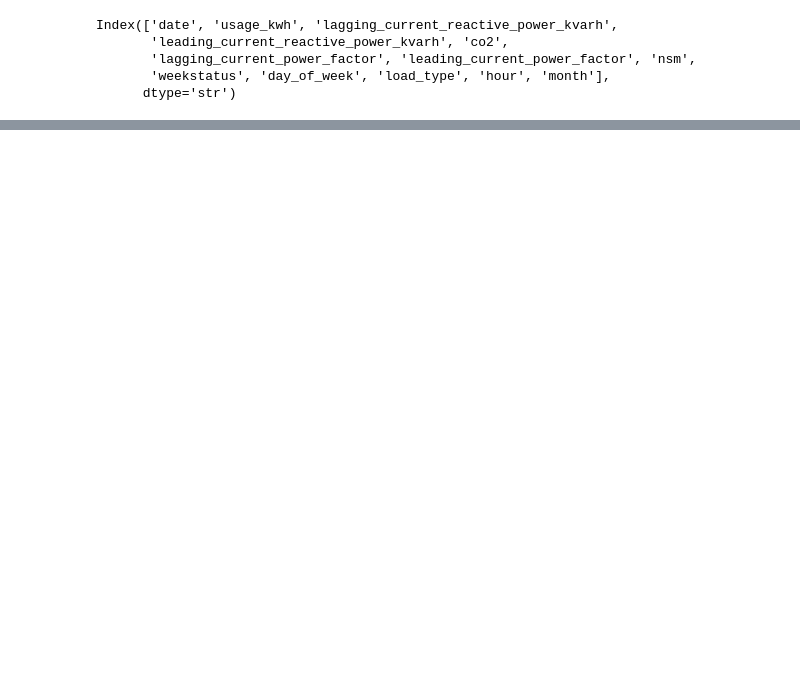
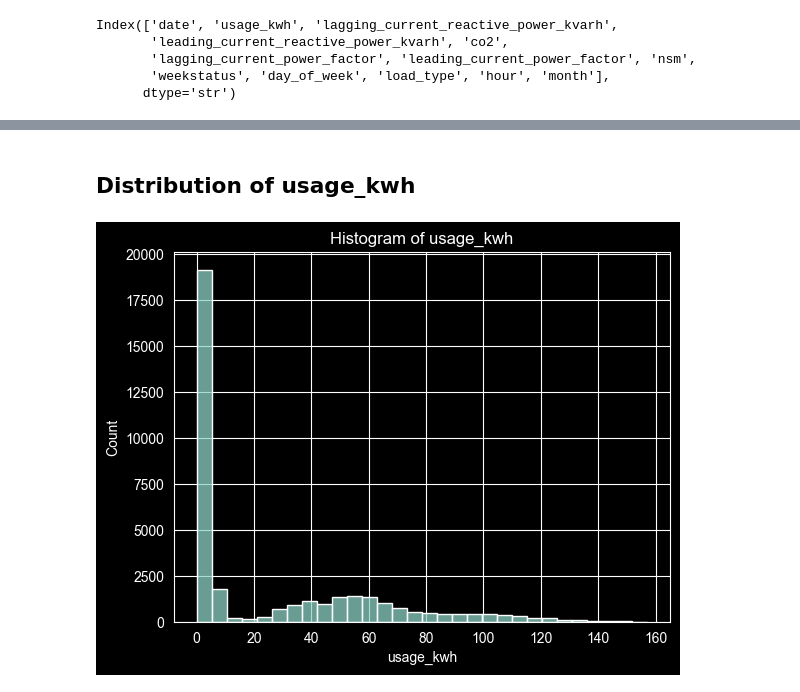
Before and after one commit to kaymansrinivasan/Steel-Industry-Energy-Consumption, a Jupyter notebook: notebook/book.ipynb, the cells around one changed output, grey strips where cells are left out. Saved outputs shown, nothing was run; the diff lists cells and outputs as text; code cells hidden in the pictures; blank space fills up the shorter version.

```diff
--- a/notebook/book.ipynb
+++ b/notebook/book.ipynb
@@ -51,0 +130,8 @@ Energy Consumption by Load Type
+# %% [markdown]
+## Distribution of usage_kwh
+# %%
+sns.histplot(df["usage_kwh"], bins=30)
+plt.title("Histogram of usage_kwh")
+plt.show()
+# %% [output]
+[figure, added]
```
Also changed, not shown: parts of 17 cells of this notebook.
